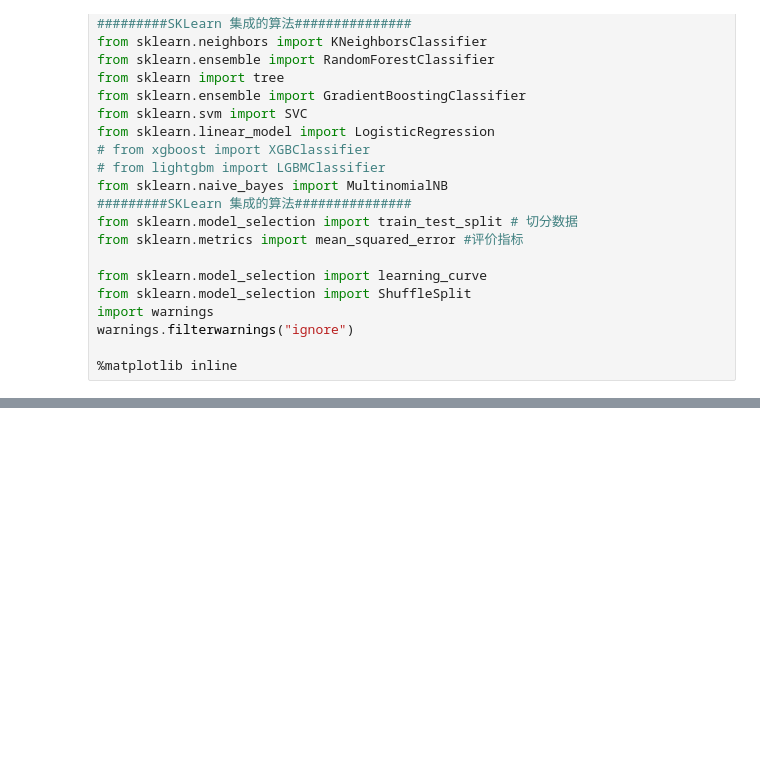
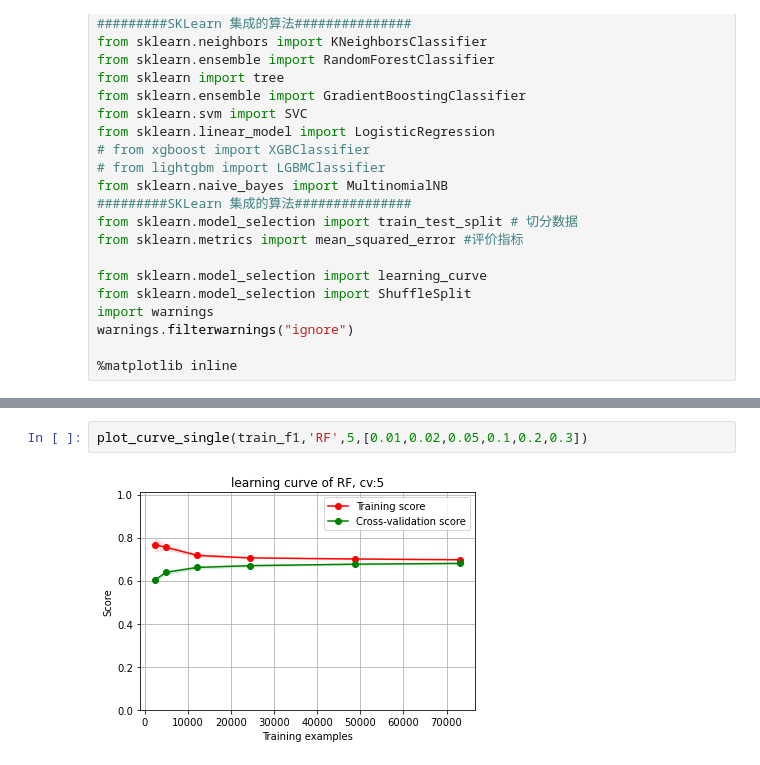
Before and after one commit to AlieZVzz/Tianchi-Data-Analy, a Jupyter notebook: O2O优惠券预测/模型训练.ipynb, the cells around one changed output, grey strips where cells are left out. Cells and saved outputs as stored; diff of their text form; blank space fills up the shorter version.

```diff
--- a/O2O优惠券预测/模型训练.ipynb
+++ b/O2O优惠券预测/模型训练.ipynb
@@ -32,0 +283,4 @@ warnings.filterwarnings("ignore")
+# %%
+plot_curve_single(train_f1,'RF',5,[0.01,0.02,0.05,0.1,0.2,0.3])
+# %% [output]
+[figure, added]
```
Also changed, not shown: parts of 21 cells of this notebook, 1 other file.
